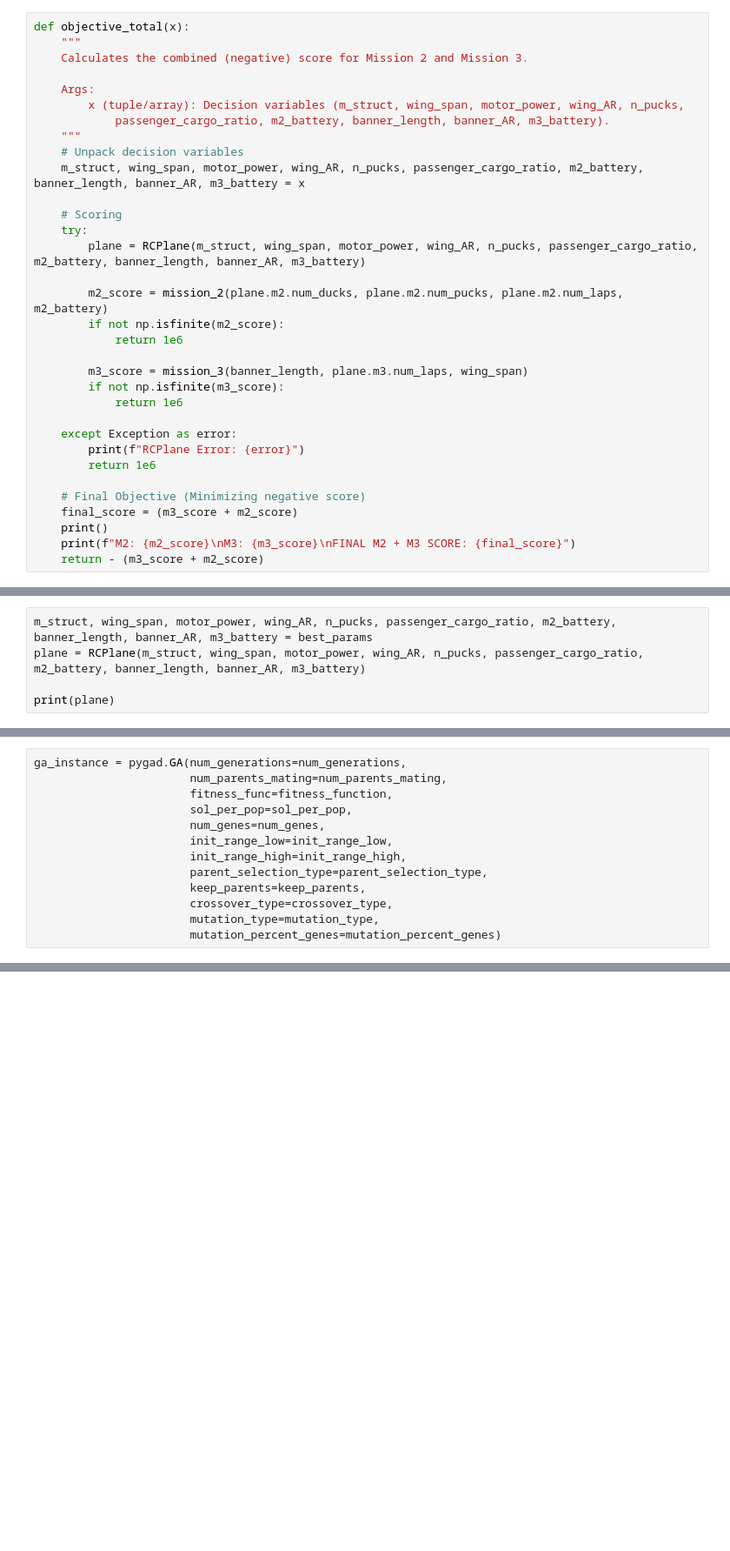
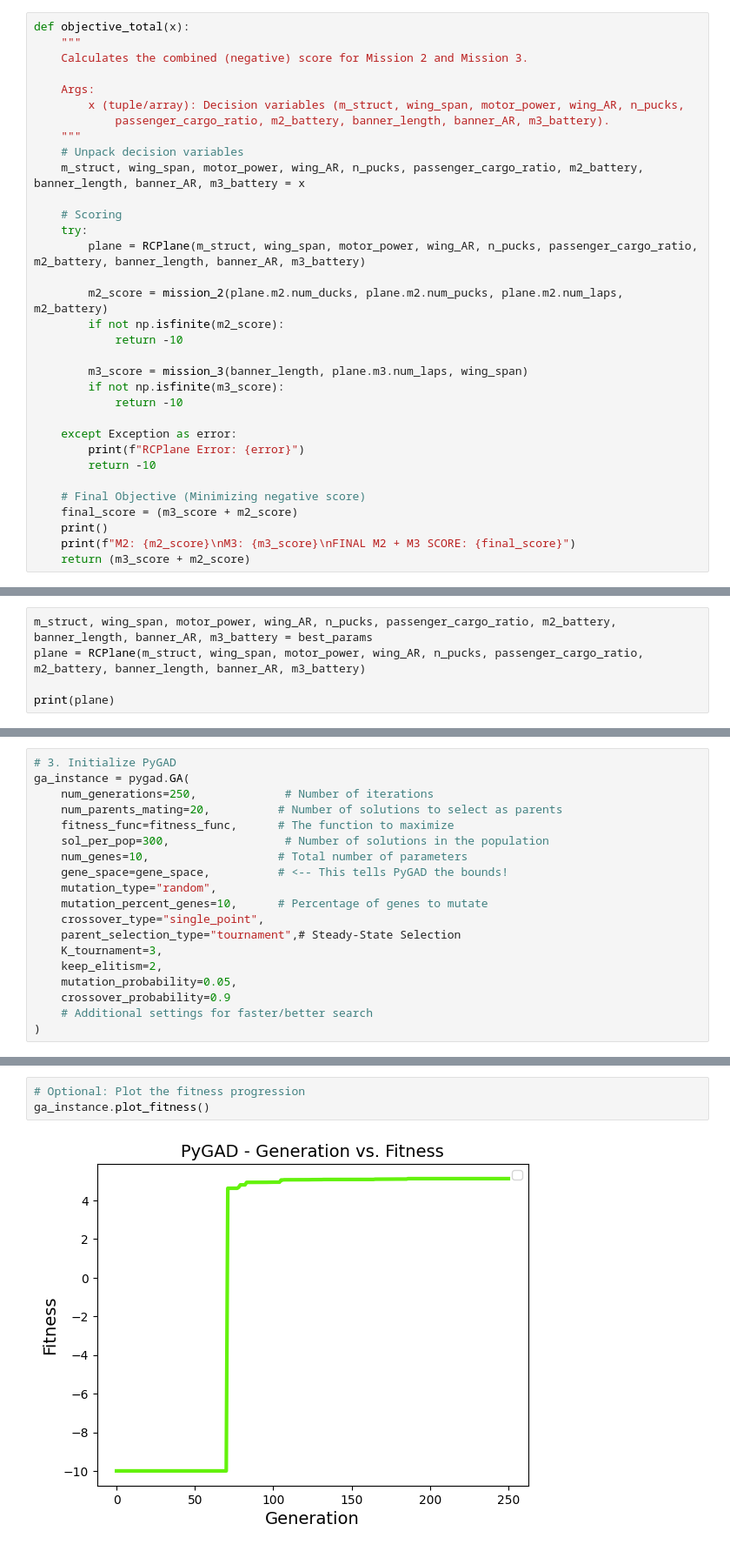
Before and after one commit to jtcones/AeroNUS_Sizing_2526, a Jupyter notebook: AIAA_DBF_2526_Prototype1/mission_scoring_analysis_v3.ipynb, the cells around one changed output, grey strips where cells are left out. Shown at 87% size. Cells and saved outputs as stored; diff of their text form; blank space fills up the shorter version.

```diff
--- a/AIAA_DBF_2526_Prototype1/mission_scoring_analysis_v3.ipynb
+++ b/AIAA_DBF_2526_Prototype1/mission_scoring_analysis_v3.ipynb
@@ -247,18 +94,18 @@ def objective_total(x):
 
         m2_score = mission_2(plane.m2.num_ducks, plane.m2.num_pucks, plane.m2.num_laps, m2_battery)
         if not np.isfinite(m2_score):
-            return 1e6
+            return -10
 
         m3_score = mission_3(banner_length, plane.m3.num_laps, wing_span)
         if not np.isfinite(m3_score):
-            return 1e6
+            return -10
 
     except Exception as error:
         print(f"RCPlane Error: {error}")
-        return 1e6
+        return -10
 
     # Final Objective (Minimizing negative score)
     final_score = (m3_score + m2_score)
     print()
     print(f"M2: {m2_score}\nM3: {m3_score}\nFINAL M2 + M3 SCORE: {final_score}")
-    return - (m3_score + m2_score)
+    return (m3_score + m2_score)
@@ -319,14 +188,20 @@ mutation_percent_genes = 10
 # %%
-ga_instance = pygad.GA(num_generations=num_generations,
-                       num_parents_mating=num_parents_mating,
-                       fitness_func=fitness_function,
-                       sol_per_pop=sol_per_pop,
-                       num_genes=num_genes,
-                       init_range_low=init_range_low,
-                       init_range_high=init_range_high,
-                       parent_selection_type=parent_selection_type,
-                       keep_parents=keep_parents,
-                       crossover_type=crossover_type,
-                       mutation_type=mutation_type,
-                       mutation_percent_genes=mutation_percent_genes)
+# 3. Initialize PyGAD
+ga_instance = pygad.GA(
+    num_generations=250,             # Number of iterations
+    num_parents_mating=20,          # Number of solutions to select as parents
+    fitness_func=fitness_func,      # The function to maximize
+    sol_per_pop=300,                 # Number of solutions in the population
+    num_genes=10,                   # Total number of parameters
+    gene_space=gene_space,          # <-- This tells PyGAD the bounds!
+    mutation_type="random",
+    mutation_percent_genes=10,      # Percentage of genes to mutate
+    crossover_type="single_point",
+    parent_selection_type="tournament",# Steady-State Selection
+    K_tournament=3,
+    keep_elitism=2,
+    mutation_probability=0.05,
+    crossover_probability=0.9
+    # Additional settings for faster/better search
+)
 # %%
@@ -333,0 +322,5 @@ ga_instance.run()
+# %%
+# Optional: Plot the fitness progression
+ga_instance.plot_fitness()
+# %% [output]
+[figure, added]
```
Also changed, not shown: parts of 13 cells of this notebook, 3 other files.
